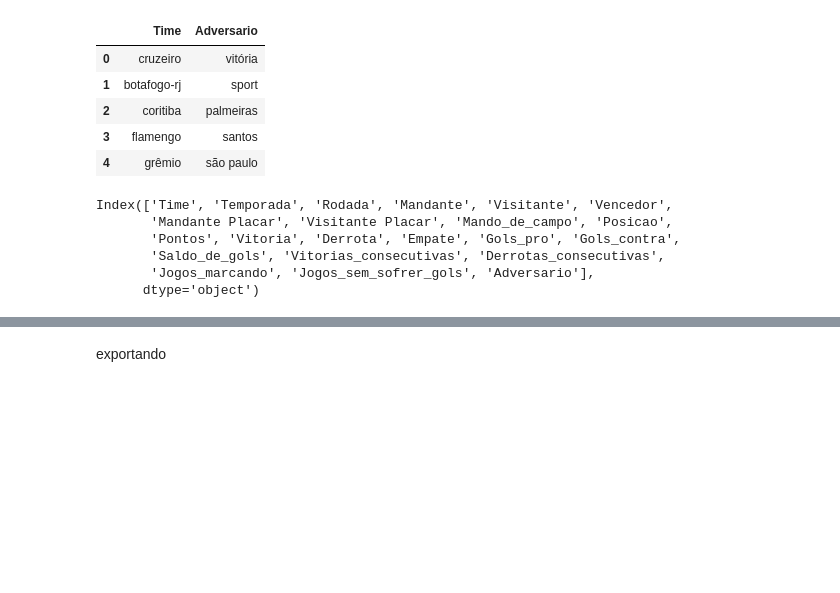
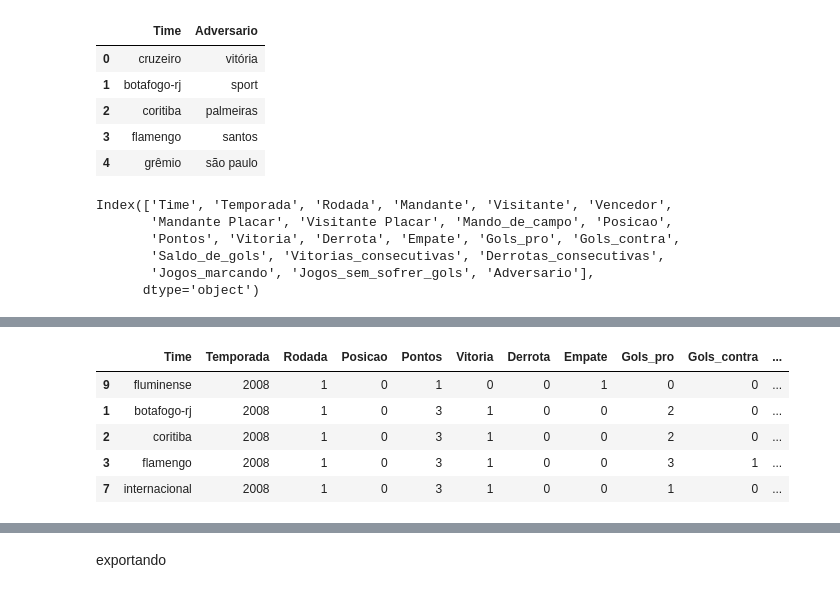
Before and after one commit to DavidAntonio7/data_frame_brasileirao, a Jupyter notebook: montando_DataFrame.ipynb, the cells around one changed output, grey strips where cells are left out. Cells and saved outputs as stored; diff of their text form; code cells hidden in the pictures; blank space fills up the shorter version.

```diff
--- a/montando_DataFrame.ipynb
+++ b/montando_DataFrame.ipynb
@@ -341,0 +361,5 @@ df_times.head()
+# %%
+#os mandantes sejam os primeiros valores
+df_rodadas.sort_values(['Temporada', 'Rodada', 'Mandante'],inplace = True)
+# %%
+df_rodadas.drop_duplicates(['Temporada','Rodada','Mandante'], inplace = True)
@@ -341,0 +430,9 @@ df_times.head()
+# %%
+dados_Mandante.head()
+# %% [output]
+|  | Time | Temporada | Rodada | Posicao | Pontos | Vitoria | Derrota | Empate | Gols_pro | Gols_contra | ... |
+| 9 | fluminense | 2008 | 1 | 0 | 1 | 0 | 0 | 1 | 0 | 0 | ... |
+| 1 | botafogo-rj | 2008 | 1 | 0 | 3 | 1 | 0 | 0 | 2 | 0 | ... |
+| 2 | coritiba | 2008 | 1 | 0 | 3 | 1 | 0 | 0 | 2 | 0 | ... |
+| 3 | flamengo | 2008 | 1 | 0 | 3 | 1 | 0 | 0 | 3 | 1 | ... |
+| 7 | internacional | 2008 | 1 | 0 | 3 | 1 | 0 | 0 | 1 | 0 | ... |
```
Also changed, not shown: parts of 26 cells of this notebook.
